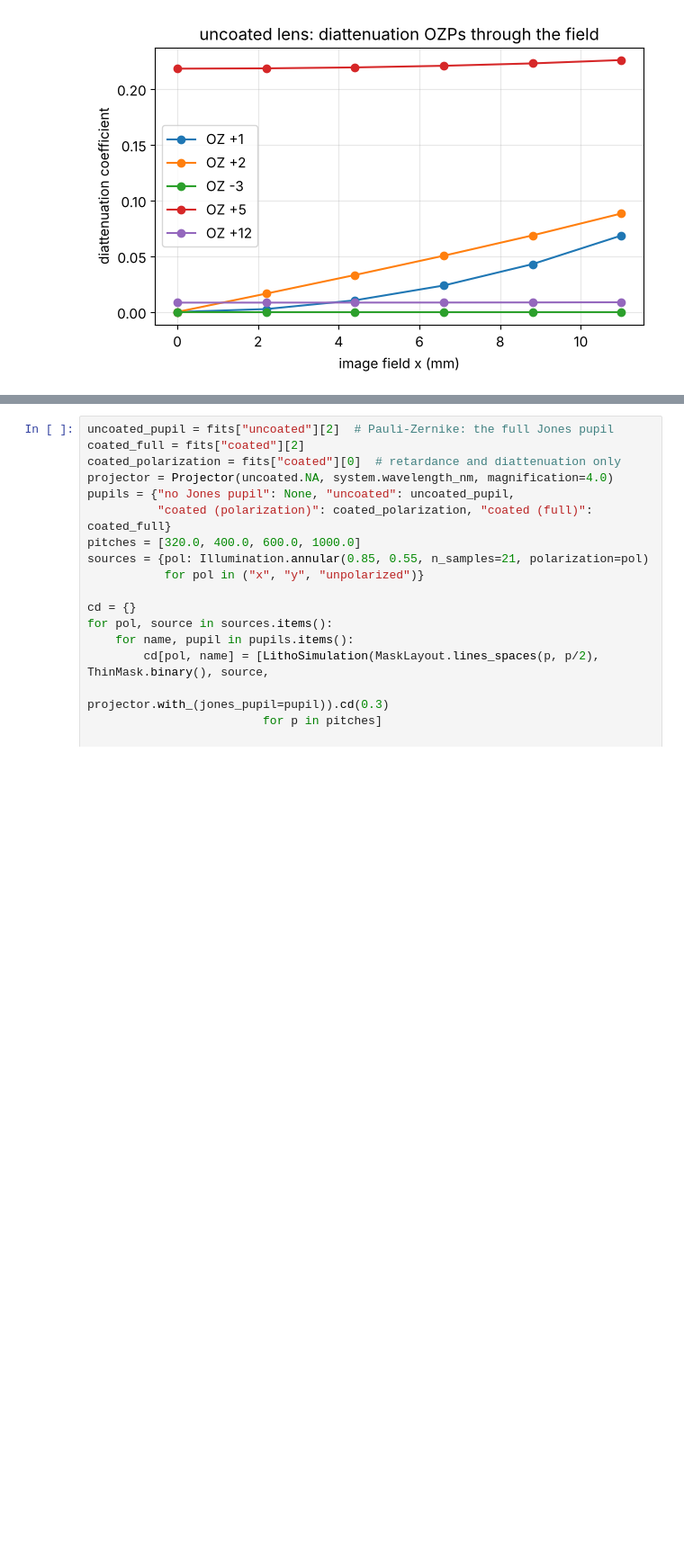
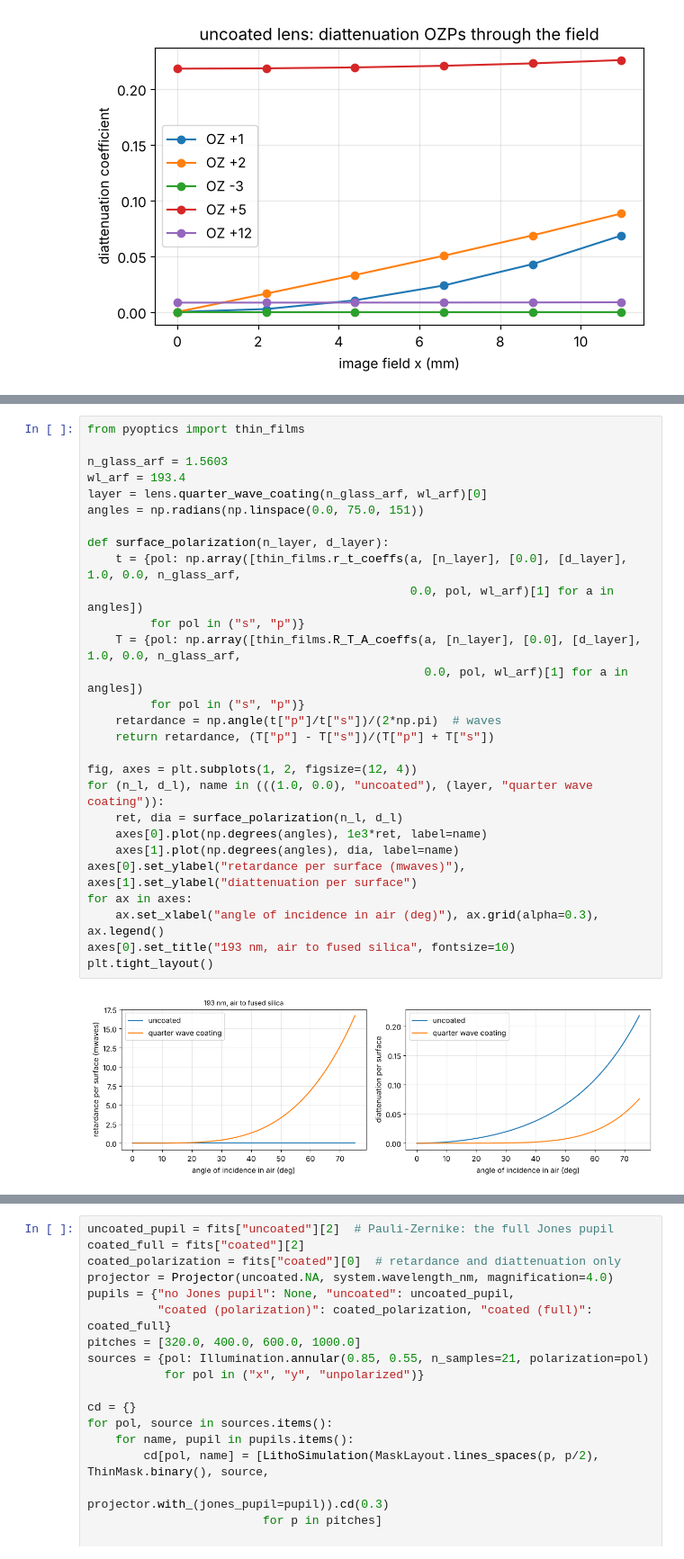
Before and after one commit to aeberspaecher/pyoptics, a Jupyter notebook: notebooks/31_litho_jones_pupil.ipynb, the cells around one changed output, grey strips where cells are left out. Shown at 90% size. Drawn from its saved outputs; the diff is of its cells as text; blank space fills up the shorter version.

```diff
--- a/notebooks/31_litho_jones_pupil.ipynb
+++ b/notebooks/31_litho_jones_pupil.ipynb
@@ -259,0 +304,30 @@ ax.legend(), ax.grid(alpha=0.3)
+# %%
+from pyoptics import thin_films
+
+n_glass_arf = 1.5603
+wl_arf = 193.4
+layer = lens.quarter_wave_coating(n_glass_arf, wl_arf)[0]
+angles = np.radians(np.linspace(0.0, 75.0, 151))
+
+def surface_polarization(n_layer, d_layer):
+    t = {pol: np.array([thin_films.r_t_coeffs(a, [n_layer], [0.0], [d_layer], 1.0, 0.0, n_glass_arf,
+                                              0.0, pol, wl_arf)[1] for a in angles])
+         for pol in ("s", "p")}
+    T = {pol: np.array([thin_films.R_T_A_coeffs(a, [n_layer], [0.0], [d_layer], 1.0, 0.0, n_glass_arf,
+                                                0.0, pol, wl_arf)[1] for a in angles])
+         for pol in ("s", "p")}
+    retardance = np.angle(t["p"]/t["s"])/(2*np.pi)  # waves
+    return retardance, (T["p"] - T["s"])/(T["p"] + T["s"])
+
+fig, axes = plt.subplots(1, 2, figsize=(12, 4))
+for (n_l, d_l), name in (((1.0, 0.0), "uncoated"), (layer, "quarter wave coating")):
+    ret, dia = surface_polarization(n_l, d_l)
+    axes[0].plot(np.degrees(angles), 1e3*ret, label=name)
+    axes[1].plot(np.degrees(angles), dia, label=name)
+axes[0].set_ylabel("retardance per surface (mwaves)"), axes[1].set_ylabel("diattenuation per surface")
+for ax in axes:
+    ax.set_xlabel("angle of incidence in air (deg)"), ax.grid(alpha=0.3), ax.legend()
+axes[0].set_title("193 nm, air to fused silica", fontsize=10)
+plt.tight_layout()
+# %% [output]
+[figure, added]
```
Also changed, not shown: parts of 14 cells of this notebook, 8 other files.
